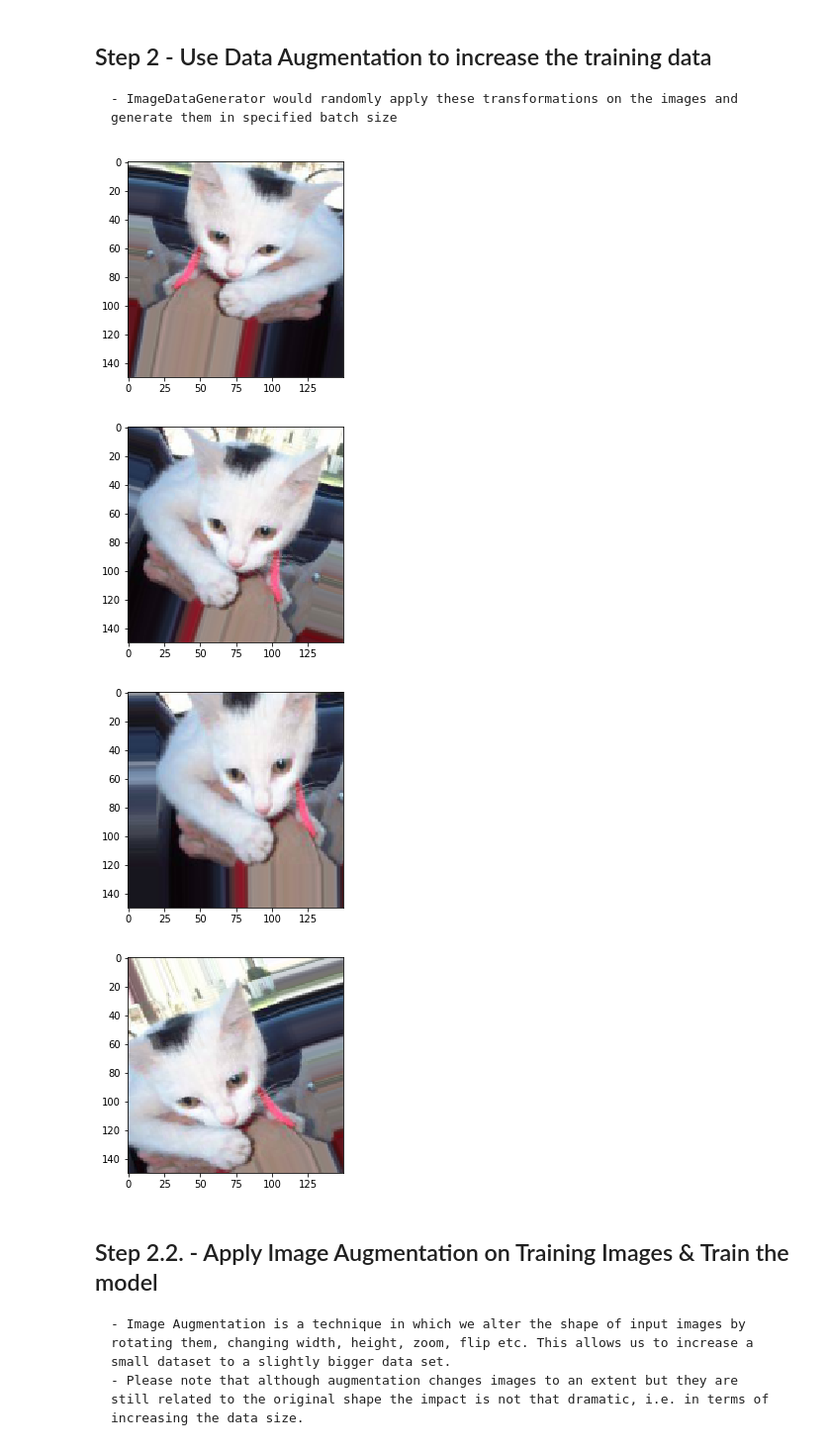
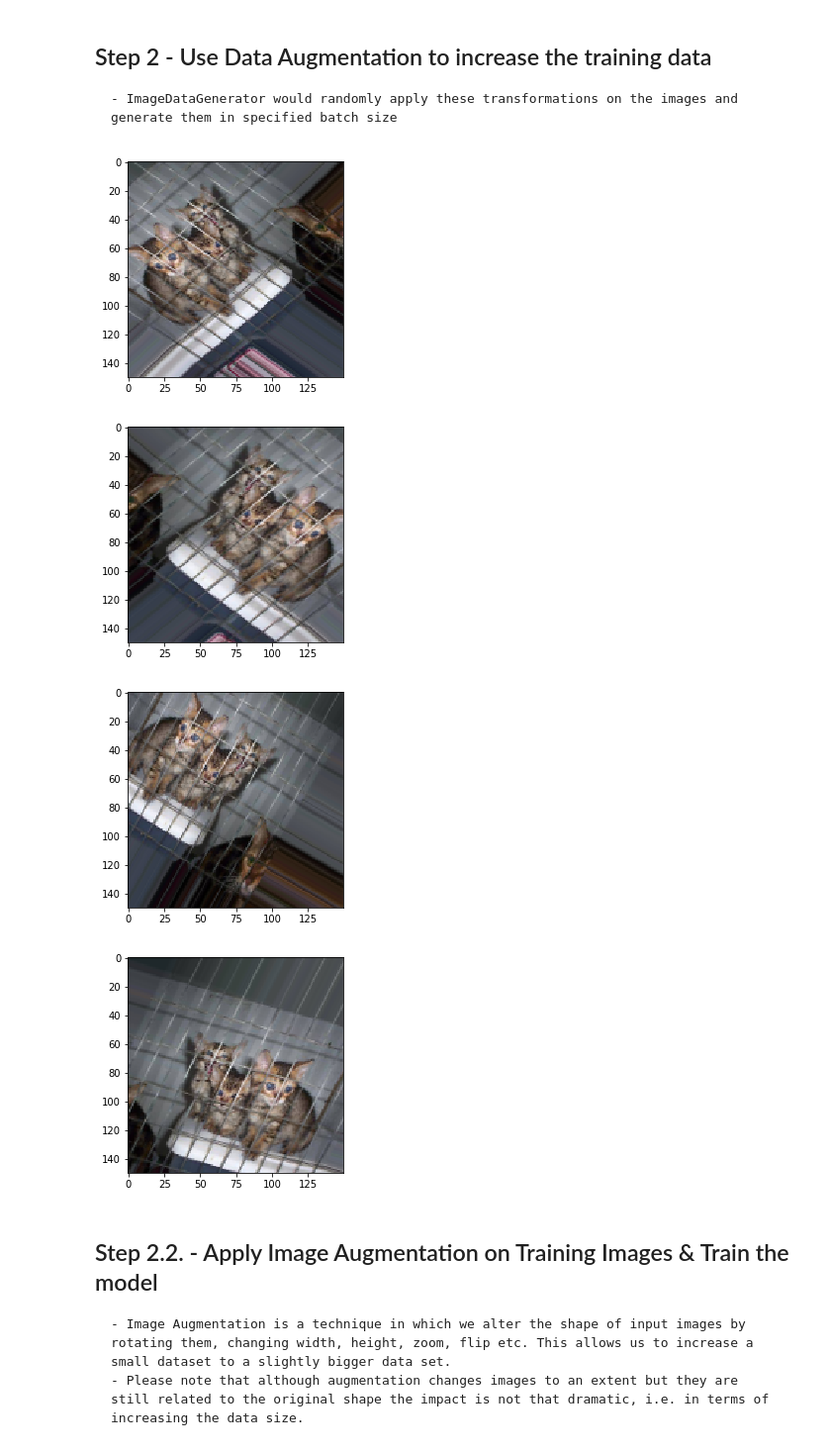
Before and after one commit to rsjain1978/deep-learning-cnn-lstm-supervised-learning, a Jupyter notebook: cats-dogs-cnn-classification-tf2.ipynb, the cells around one changed output. Shown at 99% size. Drawn from its saved outputs; the diff is of its cells as text; code cells hidden in the pictures.

```diff
--- a/cats-dogs-cnn-classification-tf2.ipynb
+++ b/cats-dogs-cnn-classification-tf2.ipynb
@@ -20,29 +16,20 @@
 # %%
 import os
 
-base_dir = '.\catsanddogs\dataset'
+base_dir = './dataset'
 
 train_dir = os.path.join(base_dir,'training_set')
 train_dogs_dir = os.path.join(train_dir,'dogs')
 train_cats_dir = os.path.join(train_dir,'cats')
 
-validation_dir = os.path.join(base_dir,'test_set')
-validation_dogs_dir = os.path.join(validation_dir,'dogs')
-validation_cats_dir = os.path.join(validation_dir,'cats')
-
 test_dir = os.path.join(base_dir,'test_set')
 test_dogs_dir = os.path.join(test_dir,'dogs')
 test_cats_dir = os.path.join(test_dir,'cats')
-
-test_dir = os.path.join(base_dir,'test')
 
 #print files count in each dire
 print ('Number of files in dogs training images directory are ',len(os.listdir(train_dogs_dir)))
 print ('Number of files in cats training images directory are ',len(os.listdir(train_cats_dir)))
 
-print ('Number of files in dogs validation directory are ',len(os.listdir(validation_dogs_dir)))
-print ('Number of files in cats validation directory are ',len(os.listdir(validation_cats_dir)))
-
 print ('Number of files in dogs test directory are ',len(os.listdir(test_dogs_dir)))
 print ('Number of files in cats test directory are ',len(os.listdir(test_cats_dir)))
 # %% [output]
@@ -185,39 +175,38 @@ augmented_image_datagen = ImageDataGenerator(
                             fill_mode='nearest')
 # %%
 # Let's load a sample image and apply this image generator on it.
-from tf.keras.preprocessing import image
 import os
 import matplotlib.pyplot as plt
 %matplotlib inline
 
 #get all filenames from training images of cats
 fileNames = [os.path.join(train_cats_dir,fname) for fname in os.listdir(train_cats_dir)]
 
 #select one cat image name for augmentation
 sample_image_path = fileNames[3]
 
 #load sample image
-sample_image = image.load_img(sample_image_path, target_size=(150,150))
+sample_image = tf.keras.preprocessing.image.load_img(sample_image_path, target_size=(150,150))
 
 #converts into numpy array of size (150,150,3)
-x = image.img_to_array(sample_image)
+x = tf.keras.preprocessing.image.img_to_array(sample_image)
 
 #reshapes into numpy array of size (1,150,150,3)
 x = x.reshape((1,)+x.shape)
 
 i = 0
 for batch in augmented_image_datagen.flow(x, batch_size=1):
     plt.figure(i)
-    imgplt = plt.imshow(image.array_to_img(batch[0]))
+    imgplt = plt.imshow(tf.keras.preprocessing.image.array_to_img(batch[0]))
     i=i+1
     if (i==4):
         break
 plt.show()
 # %% [output]
-[figure, old version]
+[figure, new version]
-[figure, old version]
+[figure, new version]
-[figure, old version]
+[figure, new version]
-[figure, old version]
+[figure, new version]
 # %% [markdown]
 ## Step 2.2. - Apply Image Augmentation on Training Images & Train the model
 
```
Also changed, not shown: parts of 22 cells of this notebook.
